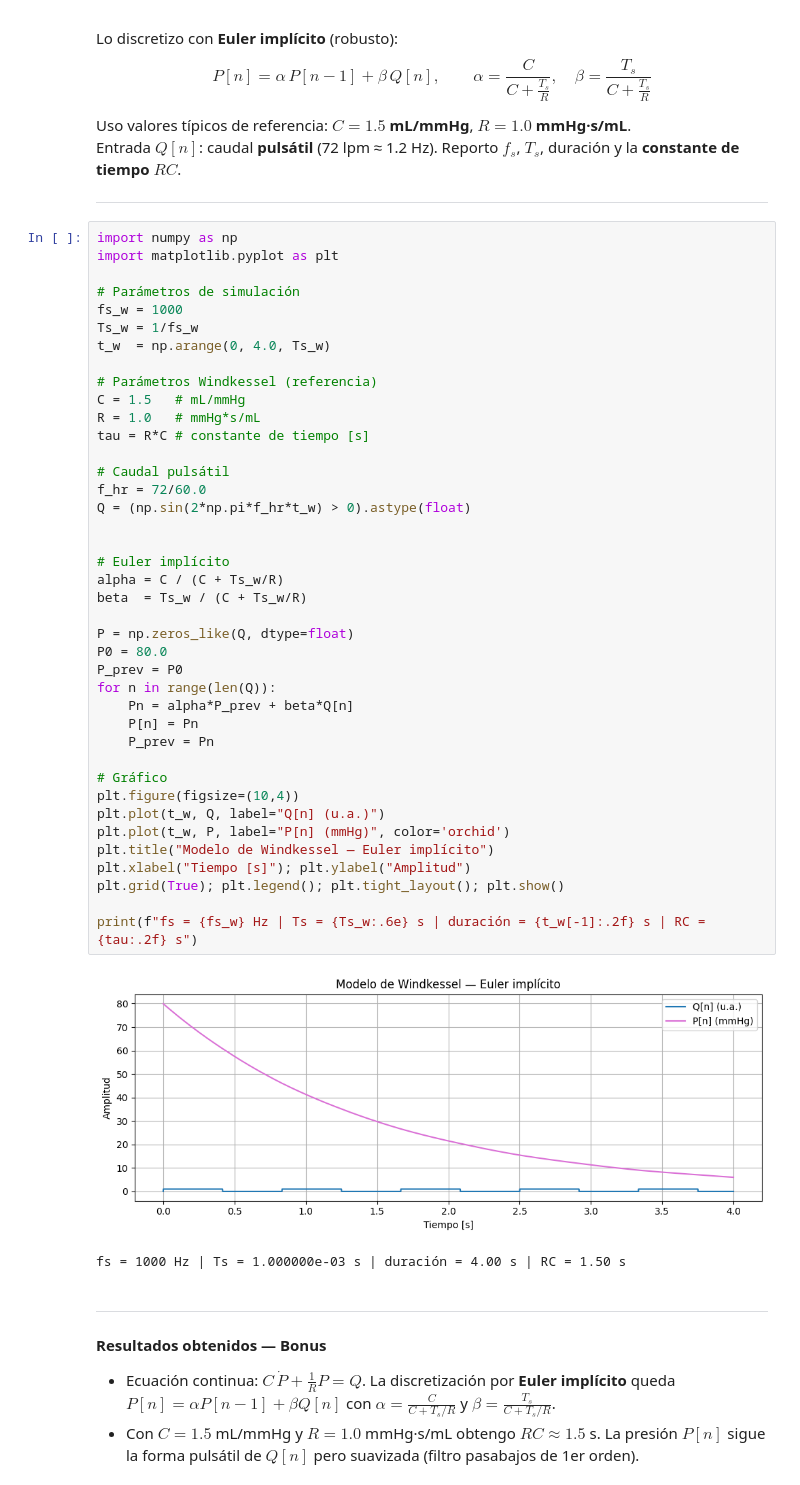
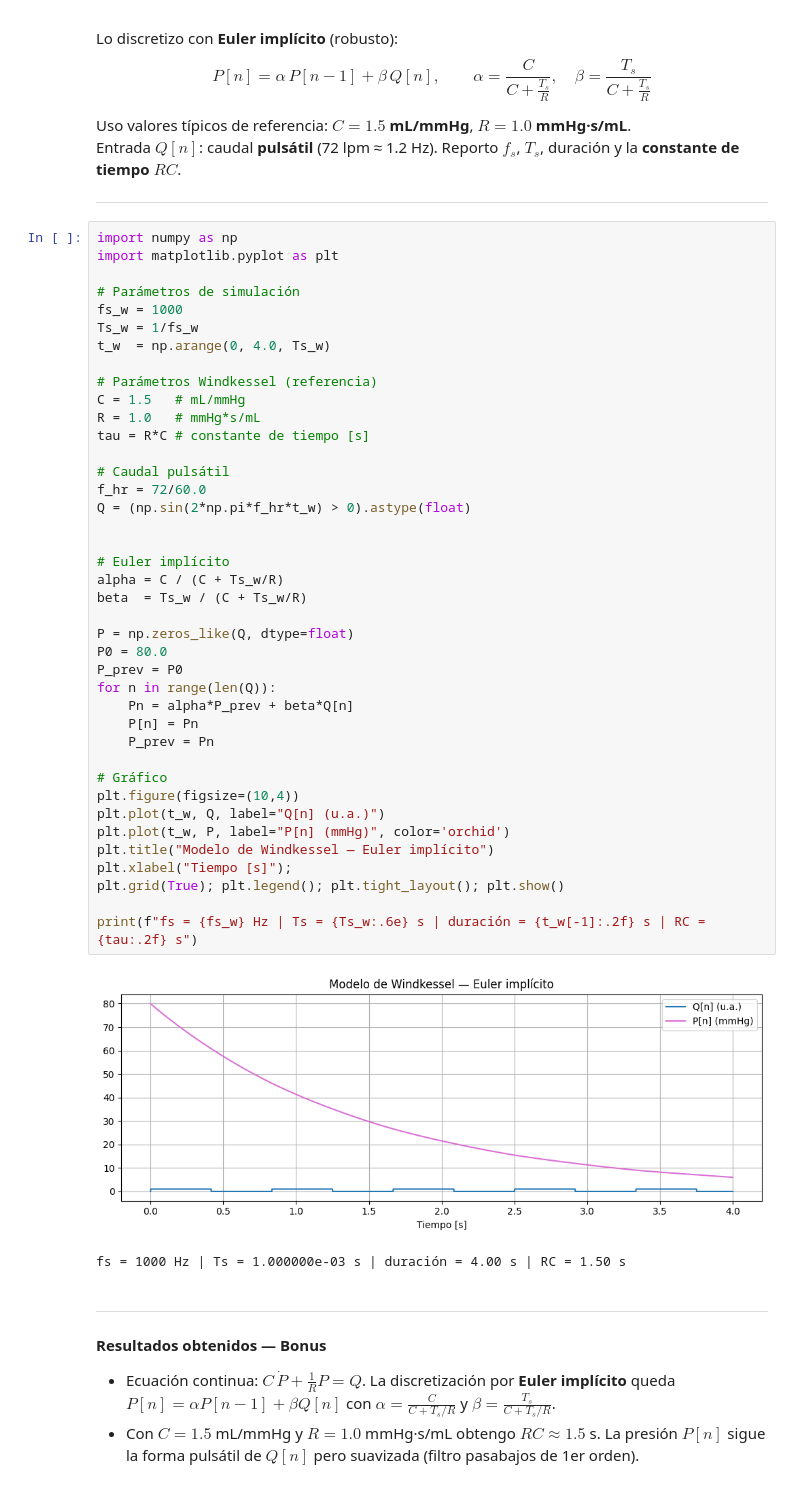
Before and after one commit to MSereGB/APS-Serena, a Jupyter notebook: Trabajos Prácticos/TS2_APS_GIL.ipynb, the cells around one changed output. Saved outputs shown, nothing was run; the diff lists cells and outputs as text.

```diff
--- a/Trabajos Prácticos/TS2_APS_GIL.ipynb
+++ b/Trabajos Prácticos/TS2_APS_GIL.ipynb
@@ -432,35 +432,35 @@ t_w  = np.arange(0, 4.0, Ts_w)
 C = 1.5   # mL/mmHg
 R = 1.0   # mmHg*s/mL
 tau = R*C # constante de tiempo [s]
 
 # Caudal pulsátil
 f_hr = 72/60.0
 Q = (np.sin(2*np.pi*f_hr*t_w) > 0).astype(float)
 
 
 # Euler implícito
 alpha = C / (C + Ts_w/R)
 beta  = Ts_w / (C + Ts_w/R)
 
 P = np.zeros_like(Q, dtype=float)
 P0 = 80.0
 P_prev = P0
 for n in range(len(Q)):
     Pn = alpha*P_prev + beta*Q[n]
     P[n] = Pn
     P_prev = Pn
 
 # Gráfico
 plt.figure(figsize=(10,4))
 plt.plot(t_w, Q, label="Q[n] (u.a.)")
 plt.plot(t_w, P, label="P[n] (mmHg)", color='orchid')
 plt.title("Modelo de Windkessel — Euler implícito")
-plt.xlabel("Tiempo [s]"); plt.ylabel("Amplitud")
+plt.xlabel("Tiempo [s]");
 plt.grid(True); plt.legend(); plt.tight_layout(); plt.show()
 
 print(f"fs = {fs_w} Hz | Ts = {Ts_w:.6e} s | duración = {t_w[-1]:.2f} s | RC = {tau:.2f} s")
 # %% [output]
-[figure, old version]
+[figure, new version]
 fs = 1000 Hz | Ts = 1.000000e-03 s | duración = 4.00 s | RC = 1.50 s
 # %% [markdown]
 ---
```
Also changed, not shown: parts of 3 cells of this notebook.
